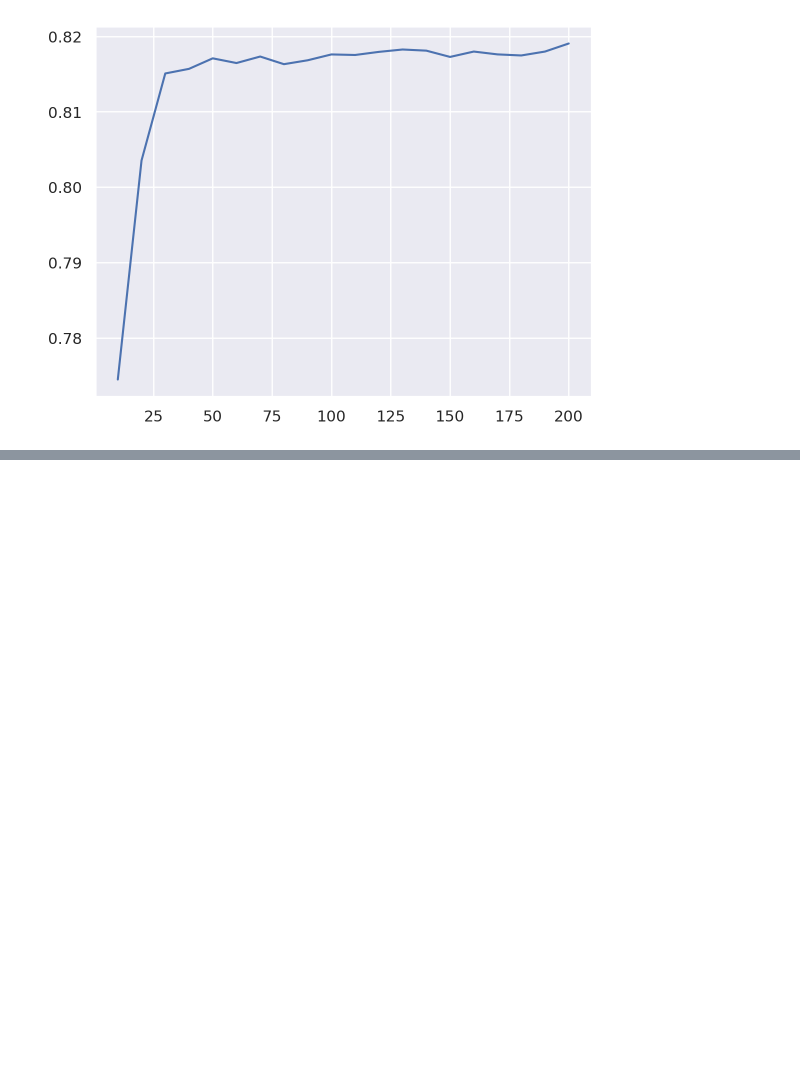
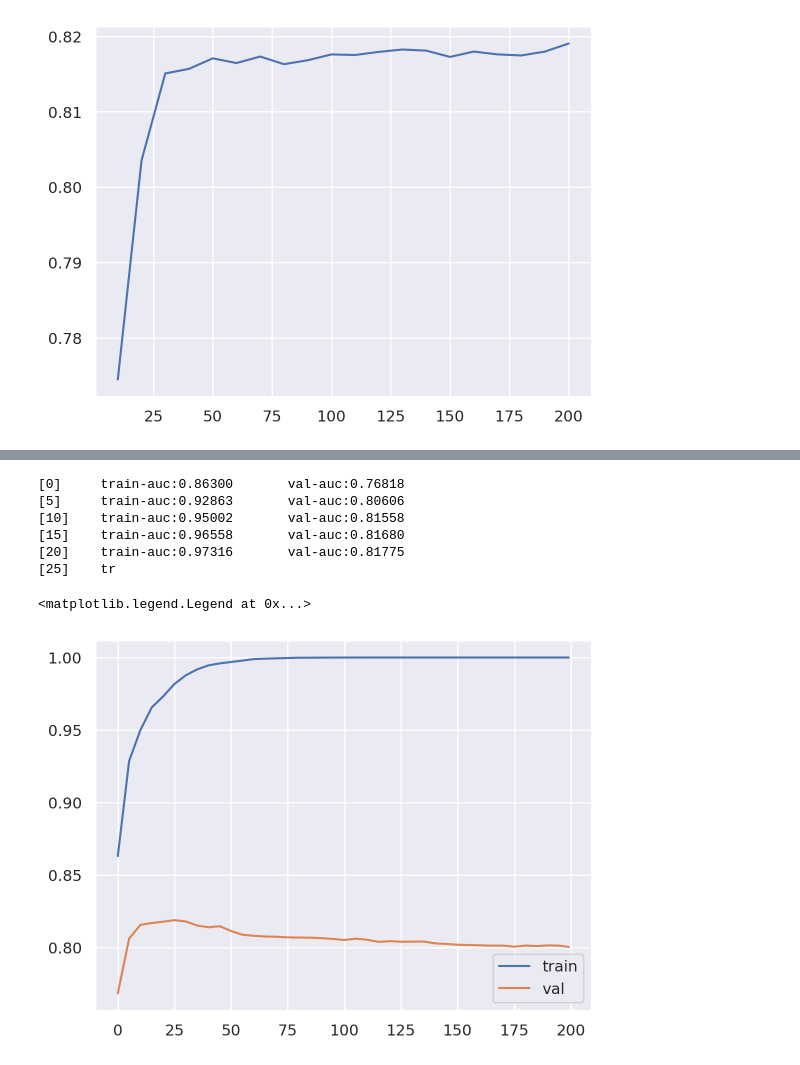
Before and after one commit to Rahul-YYC/ml-ops-projects, a Jupyter notebook: notebooks/ml-credit-risk-scoring-project/credit-risk-score.ipynb, the cells around one changed output, grey strips where cells are left out. Drawn from its saved outputs; the diff is of its cells as text; code cells hidden in the pictures; blank space fills up the shorter version.

```diff
--- a/notebooks/ml-credit-risk-scoring-project/credit-risk-score.ipynb
+++ b/notebooks/ml-credit-risk-scoring-project/credit-risk-score.ipynb
@@ -468,0 +460,34 @@ print(s[:200])
+# %%
+print(s[:200])
+# %% [output]
+[0]     train-auc:0.86300       val-auc:0.76818
+[5]     train-auc:0.92863       val-auc:0.80606
+[10]    train-auc:0.95002       val-auc:0.81558
+[15]    train-auc:0.96558       val-auc:0.81680
+[20]    train-auc:0.97316       val-auc:0.81775
+[25]    tr
+# %%
+def parse_xgb_output(output):
+    results = []
+
+    for line in output.stdout.strip().split('\n'):
+        it_line, train_line, val_line = line.split('\t')
+
+        it = int(it_line.strip('[]'))
+        train = float(train_line.split(':')[1])
+        val = float(val_line.split(':')[1])
+
+        results.append((it, train, val))
+
+    columns = ['num_iter', 'train_auc', 'val_auc']
+    df_results = pd.DataFrame(results, columns=columns)
+    return df_results
+# %%
+df_score = parse_xgb_output(output)
+# %%
+plt.plot(df_score.num_iter, df_score.train_auc, label='train')
+plt.plot(df_score.num_iter, df_score.val_auc, label='val')
+plt.legend()
+# %% [output]
+<matplotlib.legend.Legend at 0x...>
+[figure, added]
```
Also changed, not shown: parts of 37 cells of this notebook.
